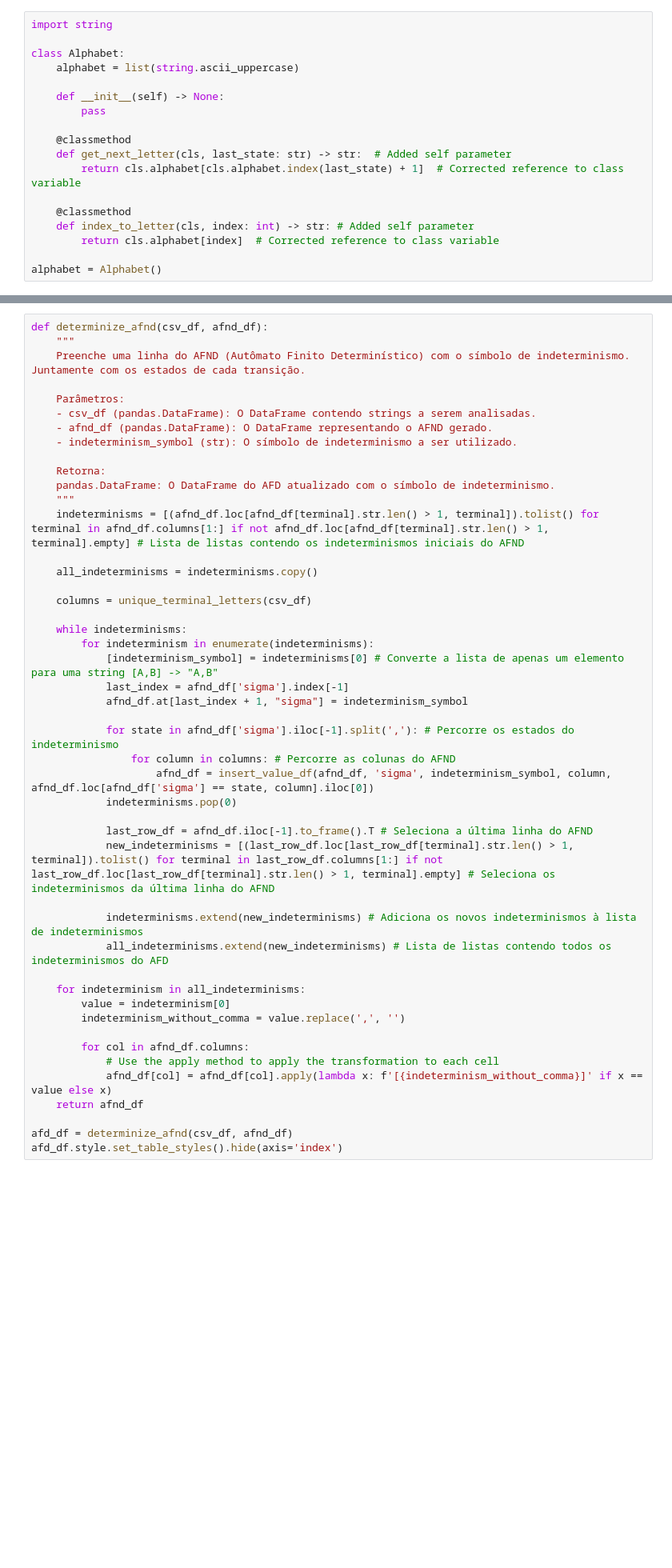
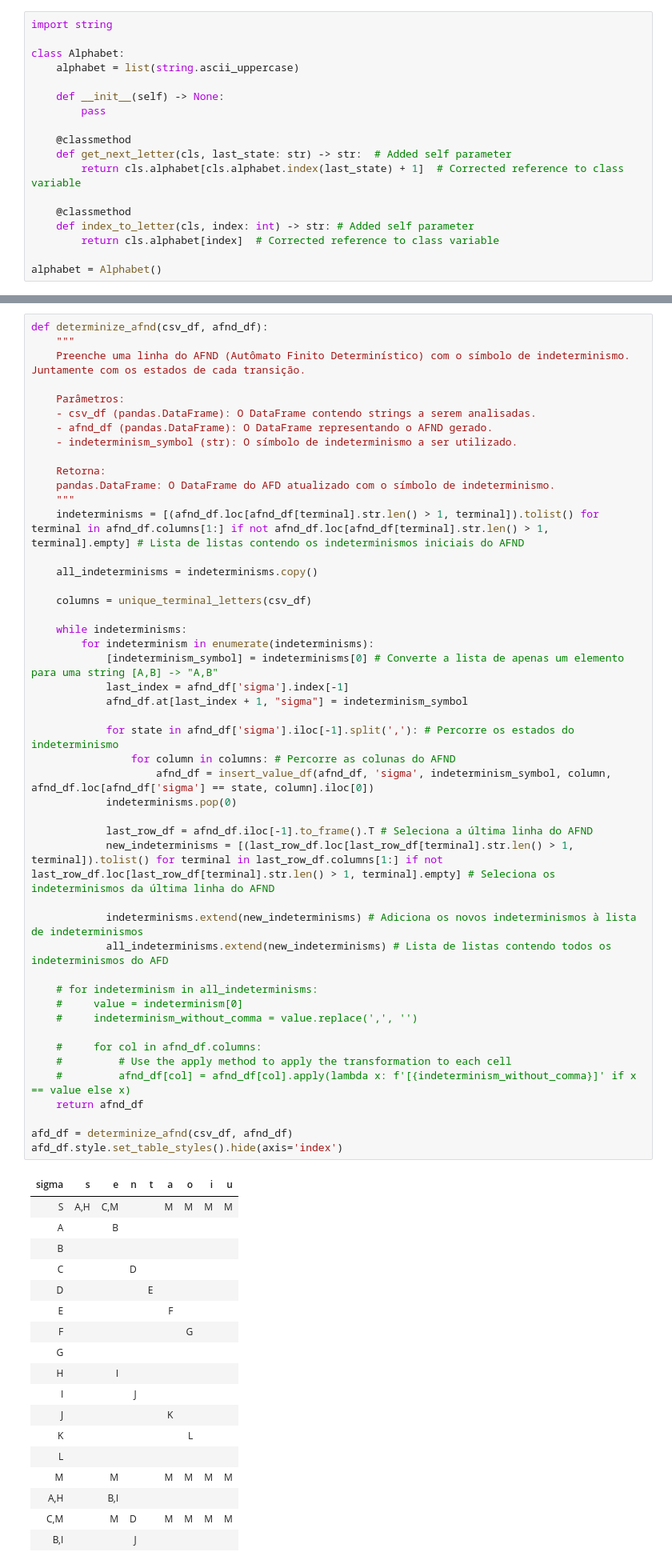
Before and after one commit to matth3wss/projeto_lfa_afd, a Jupyter notebook: reading.ipynb, the cells around one changed output, grey strips where cells are left out. Shown at 80% size. Drawn from its saved outputs; the diff is of its cells as text; blank space fills up the shorter version.

```diff
--- a/reading.ipynb
+++ b/reading.ipynb
@@ -401,36 +453,55 @@ def determinize_afnd(csv_df, afnd_df):
     pandas.DataFrame: O DataFrame do AFD atualizado com o símbolo de indeterminismo.
     """
     indeterminisms = [(afnd_df.loc[afnd_df[terminal].str.len() > 1, terminal]).tolist() for terminal in afnd_df.columns[1:] if not afnd_df.loc[afnd_df[terminal].str.len() > 1, terminal].empty] # Lista de listas contendo os indeterminismos iniciais do AFND
 
     all_indeterminisms = indeterminisms.copy()
 
     columns = unique_terminal_letters(csv_df)
 
     while indeterminisms:
         for indeterminism in enumerate(indeterminisms):
             [indeterminism_symbol] = indeterminisms[0] # Converte a lista de apenas um elemento para uma string [A,B] -> "A,B"
             last_index = afnd_df['sigma'].index[-1]
             afnd_df.at[last_index + 1, "sigma"] = indeterminism_symbol
 
             for state in afnd_df['sigma'].iloc[-1].split(','): # Percorre os estados do indeterminismo
                 for column in columns: # Percorre as colunas do AFND
                     afnd_df = insert_value_df(afnd_df, 'sigma', indeterminism_symbol, column, afnd_df.loc[afnd_df['sigma'] == state, column].iloc[0])
             indeterminisms.pop(0)
 
             last_row_df = afnd_df.iloc[-1].to_frame().T # Seleciona a última linha do AFND
             new_indeterminisms = [(last_row_df.loc[last_row_df[terminal].str.len() > 1, terminal]).tolist() for terminal in last_row_df.columns[1:] if not last_row_df.loc[last_row_df[terminal].str.len() > 1, terminal].empty] # Seleciona os indeterminismos da última linha do AFND
 
             indeterminisms.extend(new_indeterminisms) # Adiciona os novos indeterminismos à lista de indeterminismos
             all_indeterminisms.extend(new_indeterminisms) # Lista de listas contendo todos os indeterminismos do AFD
 
-    for indeterminism in all_indeterminisms:
-        value = indeterminism[0]
-        indeterminism_without_comma = value.replace(',', '')
+    # for indeterminism in all_indeterminisms:
+    #     value = indeterminism[0]
+    #     indeterminism_without_comma = value.replace(',', '')
 
-        for col in afnd_df.columns:
-            # Use the apply method to apply the transformation to each cell
-            afnd_df[col] = afnd_df[col].apply(lambda x: f'[{indeterminism_without_comma}]' if x == value else x)
+    #     for col in afnd_df.columns:
+    #         # Use the apply method to apply the transformation to each cell
+    #         afnd_df[col] = afnd_df[col].apply(lambda x: f'[{indeterminism_without_comma}]' if x == value else x)
     return afnd_df
 
 afd_df = determinize_afnd(csv_df, afnd_df)
 afd_df.style.set_table_styles().hide(axis='index')
+# %% [output]
+| sigma | s | e | n | t | a | o | i | u |
+| S | A,H | C,M |  |  | M | M | M | M |
+| A |  | B |  |  |  |  |  |  |
+| B |  |  |  |  |  |  |  |  |
+| C |  |  | D |  |  |  |  |  |
+| D |  |  |  | E |  |  |  |  |
+| E |  |  |  |  | F |  |  |  |
+| F |  |  |  |  |  | G |  |  |
+| G |  |  |  |  |  |  |  |  |
+| H |  | I |  |  |  |  |  |  |
+| I |  |  | J |  |  |  |  |  |
+| J |  |  |  |  | K |  |  |  |
+| K |  |  |  |  |  | L |  |  |
+| L |  |  |  |  |  |  |  |  |
+| M |  | M |  |  | M | M | M | M |
+| A,H |  | B,I |  |  |  |  |  |  |
+| C,M |  | M | D |  | M | M | M | M |
+| B,I |  |  | J |  |  |  |  |  |
```
Also changed, not shown: parts of 3 cells of this notebook.
